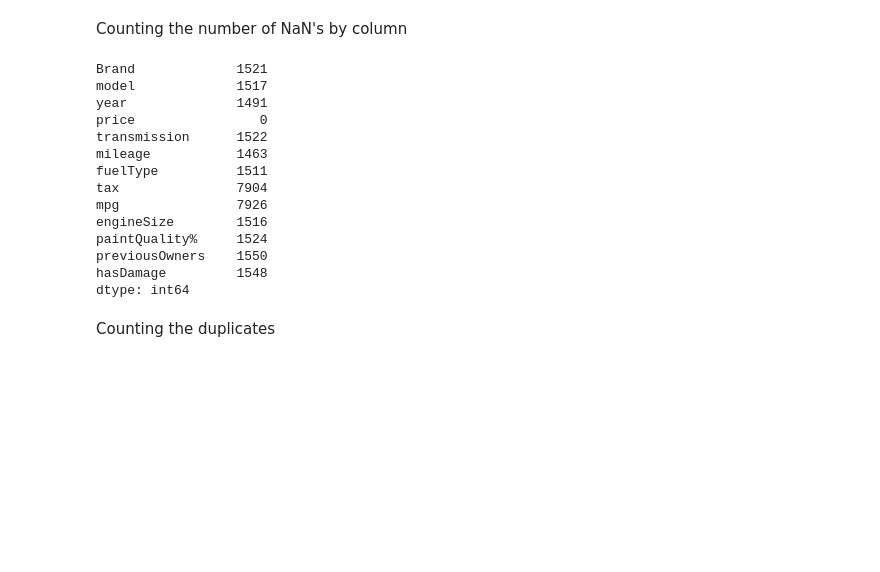
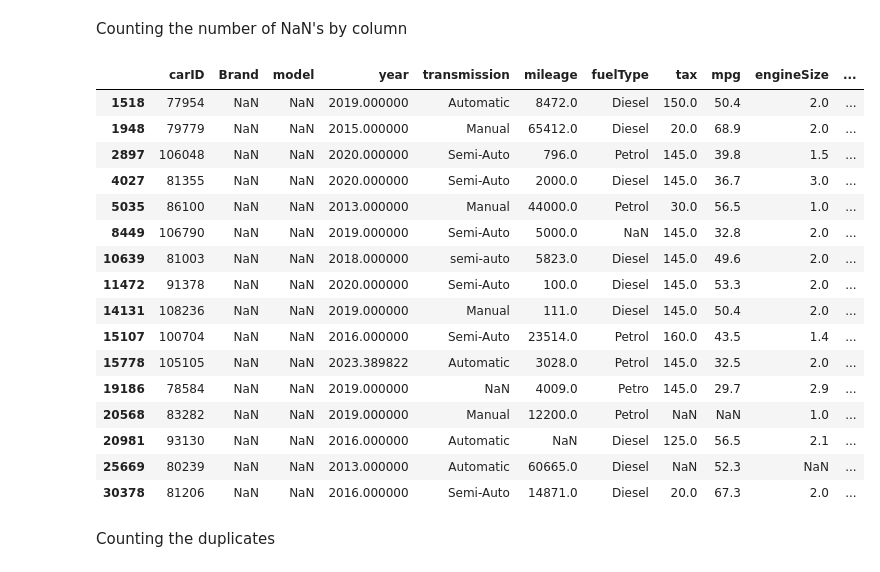
Before and after one commit to Filipesteves974/Machine-Learning-project, a Jupyter notebook: preprocessingmiguel.ipynb, the cells around one changed output. Saved outputs shown, nothing was run; the diff lists cells and outputs as text; code cells hidden in the pictures; blank space fills up the shorter version.

```diff
--- a/preprocessingmiguel.ipynb
+++ b/preprocessingmiguel.ipynb
@@ -124,21 +124,25 @@ df_train.describe(include = 'all').T
 Counting the number of NaN's by column
 # %%
 df_train.isna().sum()
+df_test[(df_test["Brand"].isna()) & (df_test["model"].isna())]
 # %% [output]
-Brand             1521
-model             1517
-year              1491
-price                0
-transmission      1522
-mileage           1463
-fuelType          1511
-tax               7904
-mpg               7926
-engineSize        1516
-paintQuality%     1524
-previousOwners    1550
-hasDamage         1548
-dtype: int64
+|  | carID | Brand | model | year | transmission | mileage | fuelType | tax | mpg | engineSize | ... |
+| 1518 | 77954 | NaN | NaN | 2019.000000 | Automatic | 8472.0 | Diesel | 150.0 | 50.4 | 2.0 | ... |
+| 1948 | 79779 | NaN | NaN | 2015.000000 | Manual | 65412.0 | Diesel | 20.0 | 68.9 | 2.0 | ... |
+| 2897 | 106048 | NaN | NaN | 2020.000000 | Semi-Auto | 796.0 | Petrol | 145.0 | 39.8 | 1.5 | ... |
+| 4027 | 81355 | NaN | NaN | 2020.000000 | Semi-Auto | 2000.0 | Diesel | 145.0 | 36.7 | 3.0 | ... |
+| 5035 | 86100 | NaN | NaN | 2013.000000 | Manual | 44000.0 | Petrol | 30.0 | 56.5 | 1.0 | ... |
+| 8449 | 106790 | NaN | NaN | 2019.000000 | Semi-Auto | 5000.0 | NaN | 145.0 | 32.8 | 2.0 | ... |
+| 10639 | 81003 | NaN | NaN | 2018.000000 | semi-auto | 5823.0 | Diesel | 145.0 | 49.6 | 2.0 | ... |
+| 11472 | 91378 | NaN | NaN | 2020.000000 | Semi-Auto | 100.0 | Diesel | 145.0 | 53.3 | 2.0 | ... |
+| 14131 | 108236 | NaN | NaN | 2019.000000 | Manual | 111.0 | Diesel | 145.0 | 50.4 | 2.0 | ... |
+| 15107 | 100704 | NaN | NaN | 2016.000000 | Semi-Auto | 23514.0 | Petrol | 160.0 | 43.5 | 1.4 | ... |
+| 15778 | 105105 | NaN | NaN | 2023.389822 | Automatic | 3028.0 | Petrol | 145.0 | 32.5 | 2.0 | ... |
+| 19186 | 78584 | NaN | NaN | 2019.000000 | NaN | 4009.0 | Petro | 145.0 | 29.7 | 2.9 | ... |
+| 20568 | 83282 | NaN | NaN | 2019.000000 | Manual | 12200.0 | Petrol | NaN | NaN | 1.0 | ... |
+| 20981 | 93130 | NaN | NaN | 2016.000000 | Automatic | NaN | Diesel | 125.0 | 56.5 | 2.1 | ... |
+| 25669 | 80239 | NaN | NaN | 2013.000000 | Automatic | 60665.0 | Diesel | NaN | 52.3 | NaN | ... |
+| 30378 | 81206 | NaN | NaN | 2016.000000 | Semi-Auto | 14871.0 | Diesel | 20.0 | 67.3 | 2.0 | ... |
 # %% [markdown]
 Counting the duplicates
 # %%
```
Also changed, not shown: parts of 10 cells of this notebook.
